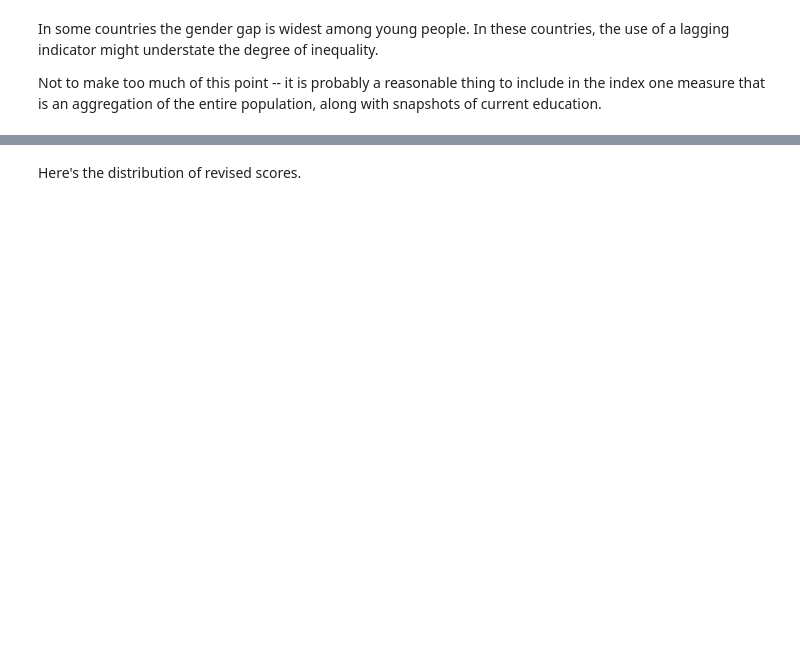
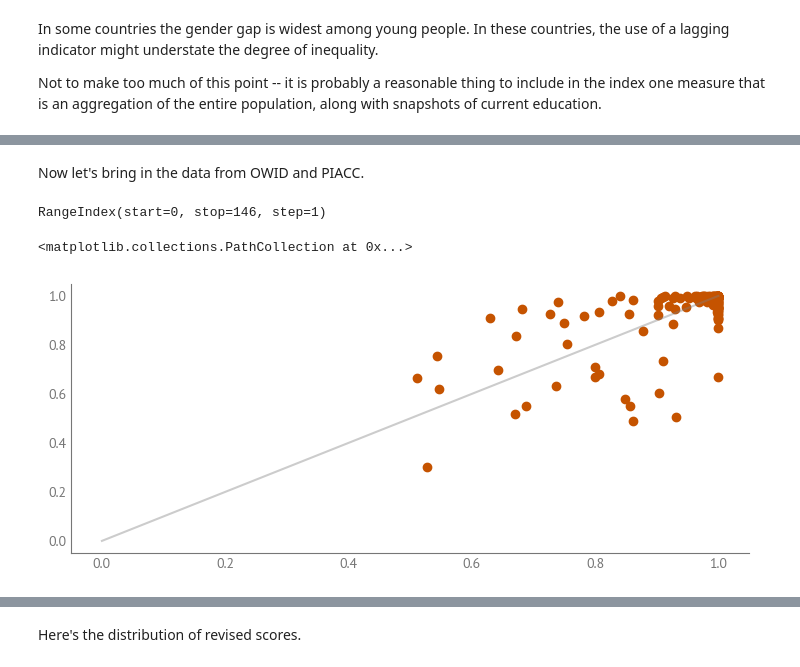
Before and after one commit to AllenDowney/EqualityWEF, a Jupyter notebook: literacy.ipynb, the cells around one changed output, grey strips where cells are left out. Drawn from its saved outputs; the diff is of its cells as text; code cells hidden in the pictures; blank space fills up the shorter version.

```diff
--- a/literacy.ipynb
+++ b/literacy.ipynb
@@ -247,3 +394,7 @@ owid_last.query("Code in @overlap")
+# %%
+from utils import code_to_wef_country
+
+wef_country_to_code = {country: code for code, country in code_to_wef_country.items()}
 # %%
 
 import os
@@ -256,4 +407,6 @@ if not os.path.exists("wef_literacy_rate.csv"):
 from utils import read_wef_file
 
 wef = read_wef_file("wef_literacy_rate.csv")
+wef.index = wef['country'].map(wef_country_to_code)
+wef.index.name = 'code'
 wef.shape
@@ -275,11 +464,19 @@ decorate(xlabel='Literacy Score', ylabel='CDF')
-# %%
-from utils import iso_country_dict
-
-country_to_iso_dict = {}
-for code, country in iso_country_dict.items():
-    country_to_iso_dict[country] = code
+# %% [markdown]
+Now let's bring in the data from OWID and PIACC.
+# %%
+wef.index
+# %% [output]
+RangeIndex(start=0, stop=146, step=1)
 # %%
-for i, row in wef.iterrows():
-    code = country_to_iso_dict[row['country']]
+wef['revised_score'] = np.nan
+for code, row in wef.iterrows():
     if code in owid_last.index:
-        wef.at[code, 'revised_score'] = owid_last.loc[code, 'merged_score']
+        wef.loc[code, 'revised_score'] = owid_last.loc[code, 'merged_score']
+    else:
+        print(f"Missing {row['country']} ({code}) in OWID data")
+# %%
+plt.plot([0, 1], [0, 1], color='gray', alpha=0.4)
+plt.scatter(wef['score'], wef['revised_score'])
+# %% [output]
+<matplotlib.collections.PathCollection at 0x...>
+[figure, added]
```
Also changed, not shown: parts of 71 cells of this notebook, 1 other file.
